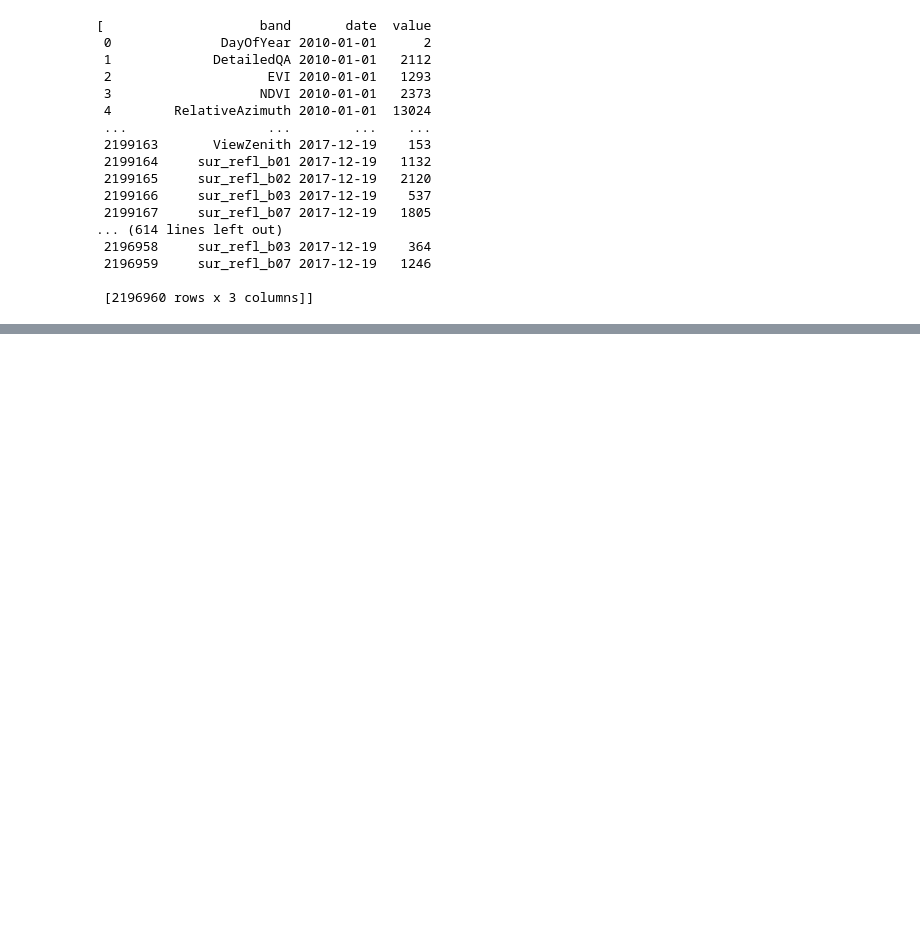
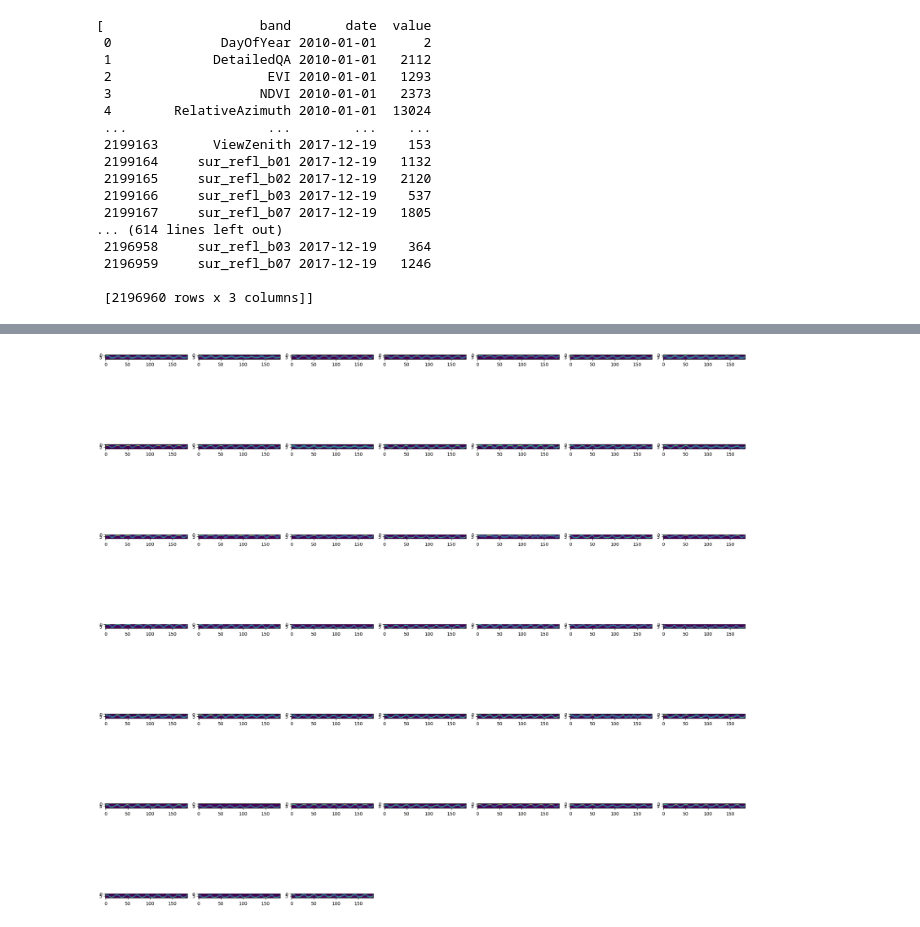
Before and after one commit to habdulrazaq/FoodSecurityForecaster, a Jupyter notebook: notebooks/Creating_DataFrames.ipynb, the cells around one changed output, grey strips where cells are left out. Saved outputs shown, nothing was run; the diff lists cells and outputs as text; code cells hidden in the pictures; blank space fills up the shorter version.

```diff
--- a/notebooks/Creating_DataFrames.ipynb
+++ b/notebooks/Creating_DataFrames.ipynb
@@ -155,7 +155,12 @@ total_value_min, total_value_max
 # %%
-all_histograms = []
-all_dates = []
-for date, group in NDVI.groupby('date'):
-    hist = np.histogram(group['value'], bins=50, range=(total_value_min, total_value_max))[0]
-    all_histograms.append(hist)
-    all_dates.append(date)
+# (num_years, num_counties, num_samples, num_bins, 1)
+
+num_bins = 10
+
+X = np.zeros((num_years, num_counties, num_samples, num_bins, 1))
+
+for county_index, ndvi_df in enumerate(ndvi):
+    for year_index, (year, year_group) in enumerate(ndvi_df.groupby(ndvi_df['date'].dt.year)):
+        for sample_index, (sample_date, sample_group) in enumerate(year_group.groupby('date')):
+            hist = np.histogram(sample_group['value'], bins=10, range=(0, total_value_max))[0]
+            X[year_index,county_index,sample_index,:,0] = hist
@@ -163,0 +167,9 @@ Aweil_histogram_df = pd.DataFrame(histograms, index=dates)
+# %%
+fig = plt.gcf()
+fig.set_size_inches(20, 20)
+for i in range(num_counties):
+    plt.subplot(7, 7, i + 1)
+    plt.imshow(X[:,i,:,:,0].reshape((num_years * num_samples, num_bins)).T);
+fig.tight_layout()
+# %% [output]
+[figure, added]
```
Also changed, not shown: parts of 14 cells of this notebook.
